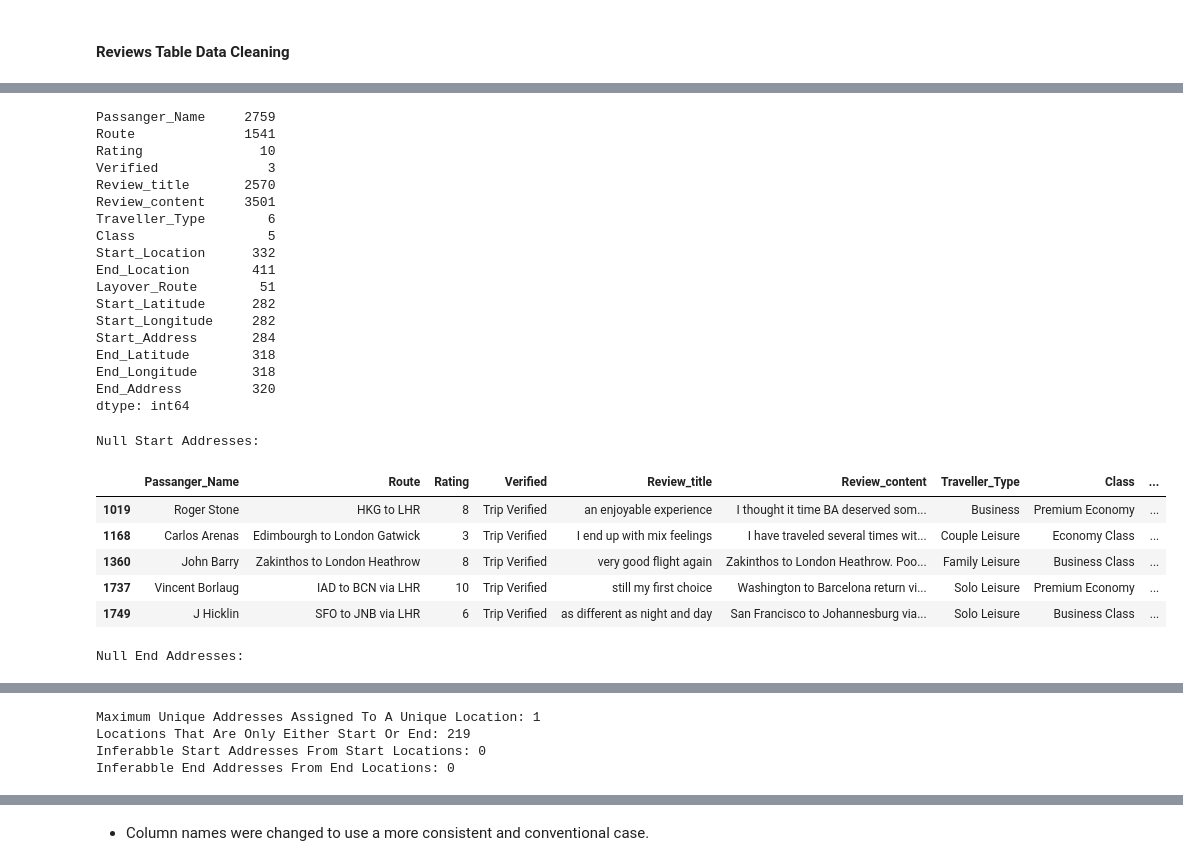
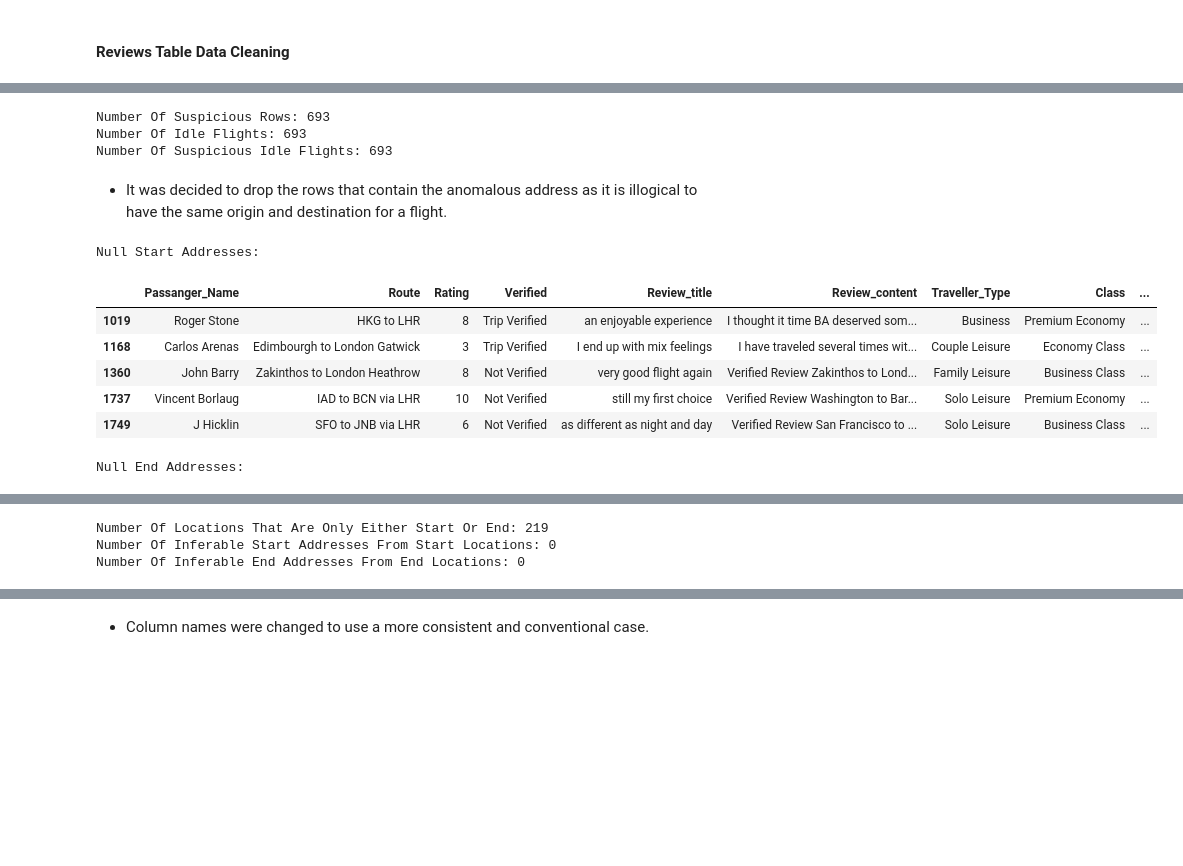
Before and after one commit to 0xKhedr/airline-booking, a Jupyter notebook: data_processing.ipynb, the cells around one changed output, grey strips where cells are left out. Cells and saved outputs as stored; diff of their text form; code cells hidden in the pictures; blank space fills up the shorter version.

```diff
--- a/data_processing.ipynb
+++ b/data_processing.ipynb
@@ -60,8 +81,0 @@ None
-# %%
-first_word_mode = reviews_df['Review_content'].str.split().str[0].mode()[0]
-print(f'Most Repeated First Word In Reviews: {first_word_mode}')
-
-reviews_df.loc[reviews_df['Review_content'].str.startswith('Verified Review   '), 'Verified'] = 'Trip Verified'
-reviews_df.loc[reviews_df['Review_content'].str.match(r'^❎(?: Unverified)?   '), 'Verified'] = 'Trip Unverified'
-
-reviews_df['Review_content'] = reviews_df['Review_content'].str.replace(r'^(?:Verified Review|❎(?: Unverified)?)   ', '', regex=True)
@@ -72,6 +130,7 @@ Most Repeated First Word In Reviews: Verified
 # %%
-display(reviews_df.isnull().sum())
-display(msno.matrix(reviews_df))
+reviews_df.loc[reviews_df['Traveller_Type'] == 'Unknown', 'Traveller_Type'] = None
+
+explore_na(reviews_df)
 # %% [output]
 Passanger_Name        1
 Flying_Date        2546
@@ -102,0 +161,3 @@ Initial Observations:<br />
+# %%
+reviews_df.drop(columns=['Flying_Date'], inplace=True)
+reviews_df = reviews_df[(reviews_df['Traveller_Type'] != 'Various') & (reviews_df['Class'] != 'Unknown')]
@@ -122,53 +170,50 @@ Suspicious Idle Flights: 694
 - `Layover_Route`, on the other hand, makes sense to have null as the majority of its values so it was simply filled with "Direct", meaning no transits.
-# %%
-display(reviews_df.nunique())
-# %% [output]
-Passanger_Name     2759
-Route              1541
-Rating               10
-Verified              3
-Review_title       2570
-Review_content     3501
-Traveller_Type        6
-Class                 5
-Start_Location      332
-End_Location        411
-Layover_Route        51
-Start_Latitude      282
-Start_Longitude     282
-Start_Address       284
-End_Latitude        318
-End_Longitude       318
-End_Address         320
-dtype: int64
+# %%
+sus_addr = reviews_df['Start_Address'].mode()[0]
+
+sus_rows = reviews_df[reviews_df['Start_Address'] == sus_addr]
+print(f'Number Of Suspicious Rows: {len(sus_rows)}')
+
+idle_flights = reviews_df[reviews_df['Start_Address'] == reviews_df['End_Address']]
+print(f'Number Of Idle Flights: {len(sus_rows)}')
+
+sus_idle_flights = pd.merge(sus_rows, idle_flights, how='inner')
+print(f'Number Of Suspicious Idle Flights: {len(sus_idle_flights)}')
+
+reviews_df = reviews_df[reviews_df['Start_Address'] != sus_addr]
+# %% [output]
+Number Of Suspicious Rows: 693
+Number Of Idle Flights: 693
+Number Of Suspicious Idle Flights: 693
+# %% [markdown]
+- It was decided to drop the rows that contain the anomalous address as it is illogical to have the same origin and destination for a flight.
 # %%
 na_start_addr = reviews_df[reviews_df['Start_Address'].isna()]
 print('Null Start Addresses:')
 display(na_start_addr.head(5))
 
 na_end_addr = reviews_df[reviews_df['End_Address'].isna()]
 print('Null End Addresses:')
 display(na_end_addr.head(5))
 
-max_loc_addr = reviews_df.groupby('Start_Location')['Start_Address'].nunique().max()
-print(f'Maximum Unique Addresses Assigned To A Unique Location: {max_loc_addr}')
-
 loc_diff = set(reviews_df['Start_Location']).symmetric_difference(set(reviews_df['End_Location']))
-print(f'Locations That Are Only Either Start Or End: {len(loc_diff)}')
+print(f'Number Of Locations That Are Only Either Start Or End: {len(loc_diff)}')
 
 infer_start_addr = na_start_addr['Start_Location'].isin(reviews_df[~reviews_df['Start_Address'].isna()]['Start_Location'])
-print(f'Inferabble Start Addresses From Start Locations: {infer_start_addr.sum()}')
+print(f'Number Of Inferable Start Addresses From Start Locations: {infer_start_addr.sum()}')
 
 infer_end_addr = na_end_addr['End_Location'].isin(reviews_df[~reviews_df['End_Address'].isna()]['End_Location'])
-print(f'Inferabble End Addresses From End Locations: {infer_end_addr.sum()}')
+print(f'Number Of Inferable End Addresses From End Locations: {infer_end_addr.sum()}')
+
+reviews_df.dropna(subset=['Start_Address', 'End_Address'], inplace=True)
 # %% [output]
 Null Start Addresses:
 |  | Passanger_Name | Route | Rating | Verified | Review_title | Review_content | Traveller_Type | Class | ... |
 | 1019 | Roger Stone | HKG to LHR | 8 | Trip Verified | an enjoyable experience | I thought it time BA deserved som... | Business | Premium Economy | ... |
 | 1168 | Carlos Arenas | Edimbourgh to London Gatwick | 3 | Trip Verified | I end up with mix feelings | I have traveled several times wit... | Couple Leisure | Economy Class | ... |
-| 1360 | John Barry | Zakinthos to London Heathrow | 8 | Trip Verified | very good flight again | Zakinthos to London Heathrow. Poo... | Family Leisure | Business Class | ... |
-| 1737 | Vincent Borlaug | IAD to BCN via LHR | 10 | Trip Verified | still my first choice | Washington to Barcelona return vi... | Solo Leisure | Premium Economy | ... |
-| 1749 | J Hicklin | SFO to JNB via LHR | 6 | Trip Verified | as different as night and day | San Francisco to Johannesburg via... | Solo Leisure | Business Class | ... |
+| 1360 | John Barry | Zakinthos to London Heathrow | 8 | Not Verified | very good flight again | Verified Review Zakinthos to Lond... | Family Leisure | Business Class | ... |
+| 1737 | Vincent Borlaug | IAD to BCN via LHR | 10 | Not Verified | still my first choice | Verified Review Washington to Bar... | Solo Leisure | Premium Economy | ... |
+| 1749 | J Hicklin | SFO to JNB via LHR | 6 | Not Verified | as different as night and day | Verified Review San Francisco to ... | Solo Leisure | Business Class | ... |
 Null End Addresses:
 |  | Passanger_Name | Route | Rating | Verified | Review_title | Review_content | Traveller_Type | Class | ... |
 | 357 | J Prescott | Dubai to London Heaathrow | 6 | Trip Verified | just used the new Club World | We've just used the new Club Worl... | Couple Leisure | Business Class | ... |
@@ -179,5 +224,4 @@ Null End Addresses:
-Maximum Unique Addresses Assigned To A Unique Location: 1
-Locations That Are Only Either Start Or End: 219
-Inferabble Start Addresses From Start Locations: 0
-Inferabble End Addresses From End Locations: 0
+Number Of Locations That Are Only Either Start Or End: 219
+Number Of Inferable Start Addresses From Start Locations: 0
+Number Of Inferable End Addresses From End Locations: 0
 # %% [markdown]
```
Also changed, not shown: parts of 56 cells of this notebook.
